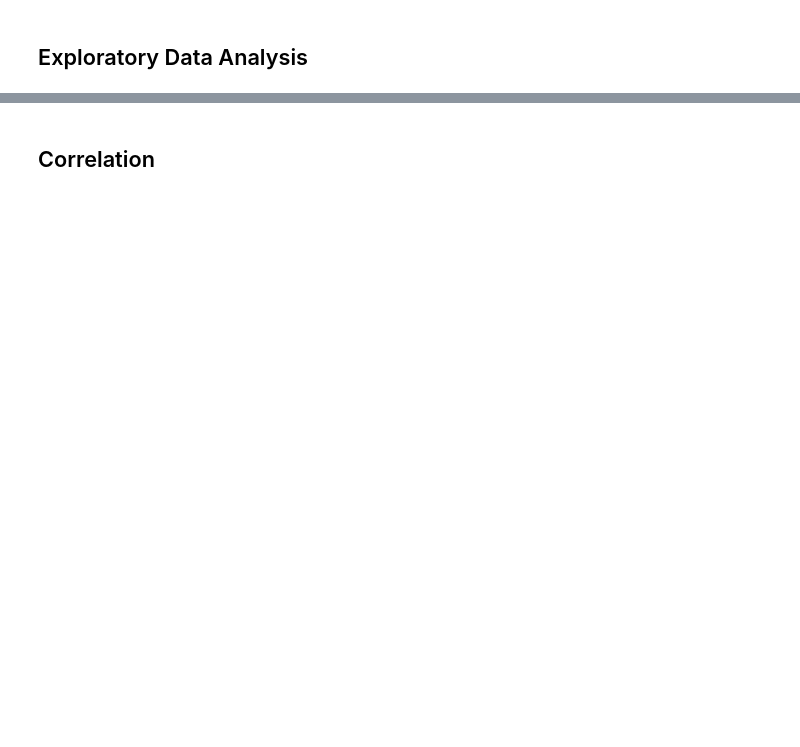
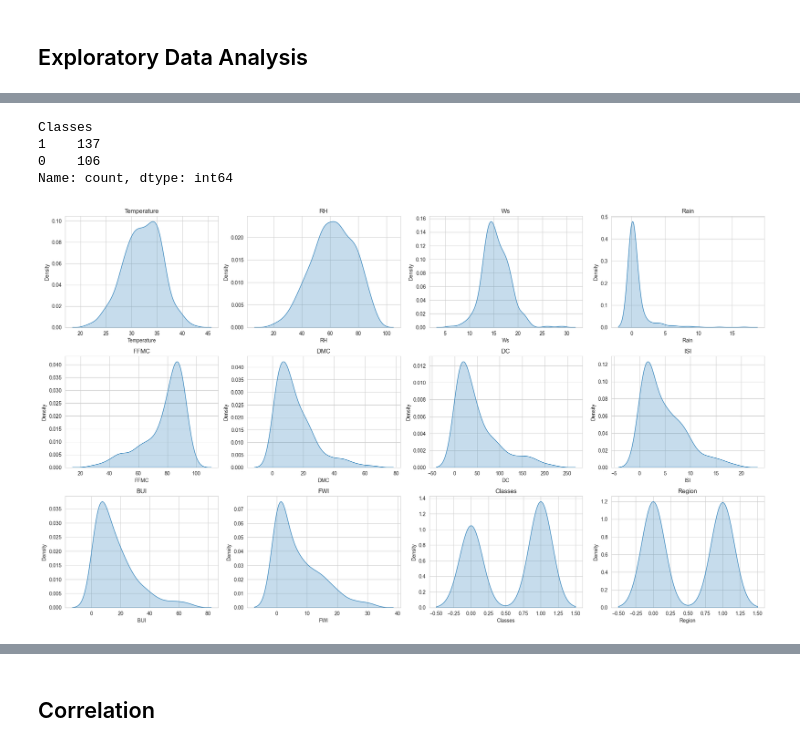
Before and after one commit to Uzma10-ctrl/Algerianforestfiretest, a Jupyter notebook: notebooks/2.0-EDA And FE Algerian Forest Fires.ipynb, the cells around one changed output, grey strips where cells are left out. Saved outputs shown, nothing was run; the diff lists cells and outputs as text; code cells hidden in the pictures; blank space fills up the shorter version.

```diff
--- a/notebooks/2.0-EDA And FE Algerian Forest Fires.ipynb
+++ b/notebooks/2.0-EDA And FE Algerian Forest Fires.ipynb
@@ -100,3 +263,5 @@ df.head()
+# %%
+df['Classes'] = df['Classes'].replace({'not fire': 0, 'fire': 1})
 # %% [markdown]
 #### Changing the other columns to float data datatype
 # %%
@@ -138,10 +374,24 @@ df_copy.tail()
 # %%
 df_copy['Classes'].value_counts()
+# %% [output]
+Classes
+1    137
+0    106
+Name: count, dtype: int64
-# %%
-## Plot desnity plot for all features
-plt.style.use('seaborn')
-df_copy.hist(bins=50,figsize=(20,15))
-plt.show()
+# %%
+import seaborn as sns
+import matplotlib.pyplot as plt
+
+plt.figure(figsize=(20,15))
+for i, column in enumerate(df_copy.select_dtypes(include='number').columns, 1):
+    plt.subplot(4, 4, i)   # adjust rows, cols based on number of features
+    sns.kdeplot(df_copy[column], fill=True)
+    plt.title(column)
+
+plt.tight_layout()
+plt.show()
+# %% [output]
+[figure, added]
 # %%
 ## Percentage for Pie Chart
 percentage=df_copy['Classes'].value_counts(normalize=True)*100
```
Also changed, not shown: parts of 35 cells of this notebook, 1 other file.
